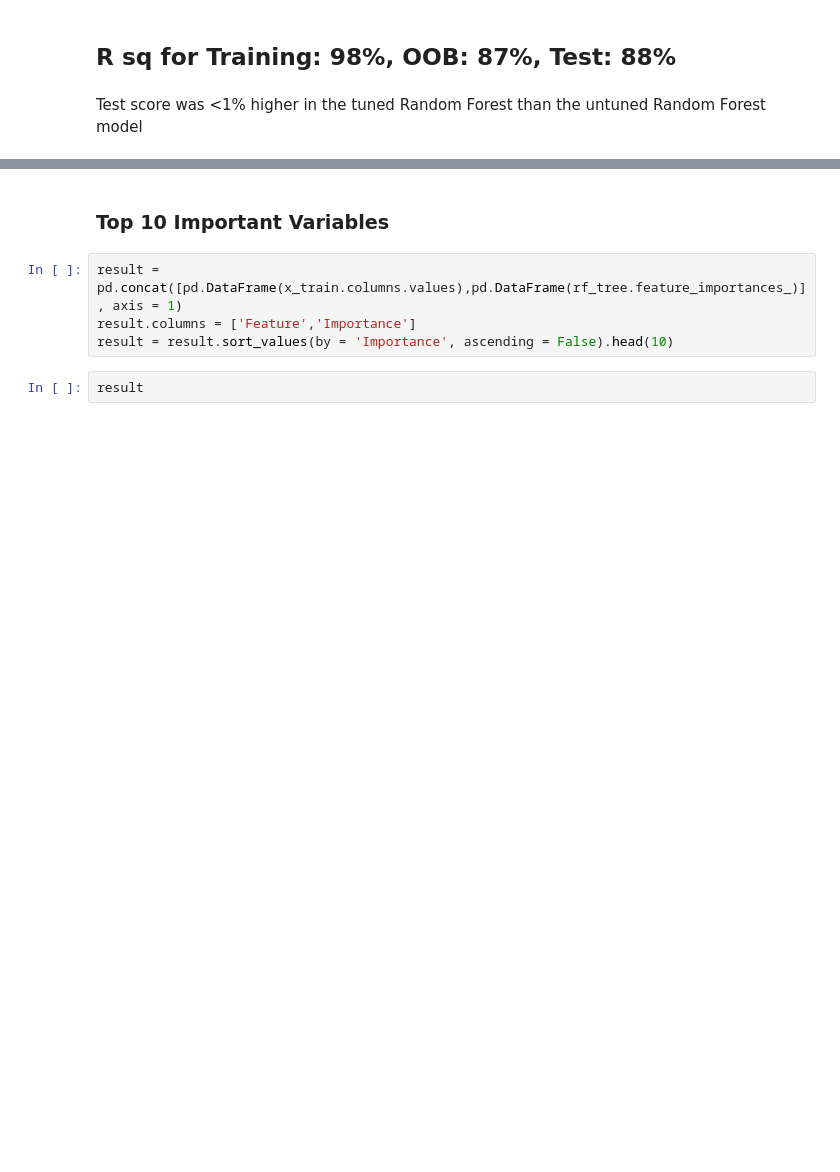
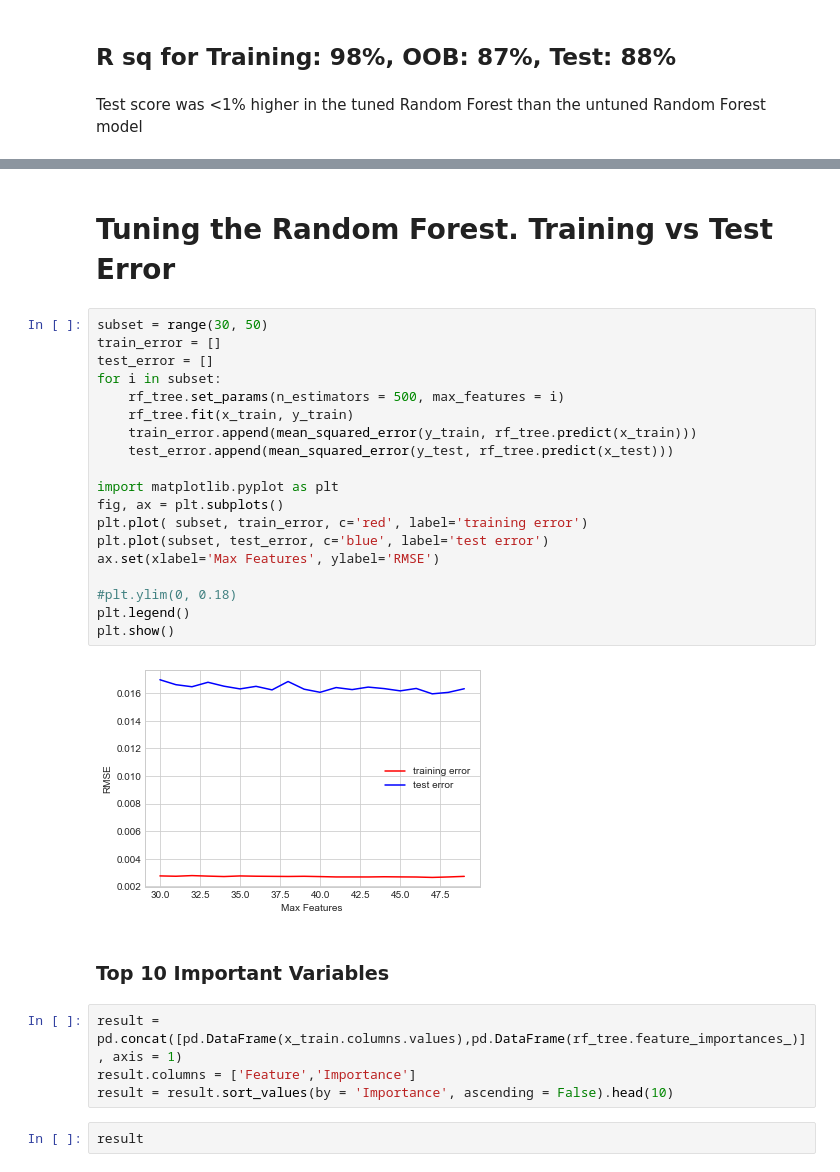
Before and after one commit to reflexiveprophecy/Kaggle_Predict_Ames_Iowa_Housing_Prices, a Jupyter notebook: Attacking with Random Forest! Universal dataset.ipynb, the cells around one changed output, grey strips where cells are left out. Saved outputs shown, nothing was run; the diff lists cells and outputs as text; blank space fills up the shorter version.

```diff
--- a/Attacking with Random Forest! Universal dataset.ipynb
+++ b/Attacking with Random Forest! Universal dataset.ipynb
@@ -580,3 +565,26 @@ plt.show()
+# %% [markdown]
+#  Tuning the Random Forest. Training vs Test Error
+# %%
+subset = range(30, 50)
+train_error = []
+test_error = []
+for i in subset:
+    rf_tree.set_params(n_estimators = 500, max_features = i)
+    rf_tree.fit(x_train, y_train)
+    train_error.append(mean_squared_error(y_train, rf_tree.predict(x_train)))
+    test_error.append(mean_squared_error(y_test, rf_tree.predict(x_test)))
+
+import matplotlib.pyplot as plt
+fig, ax = plt.subplots()
+plt.plot( subset, train_error, c='red', label='training error')
+plt.plot(subset, test_error, c='blue', label='test error')
+ax.set(xlabel='Max Features', ylabel='RMSE')
+
+#plt.ylim(0, 0.18)
+plt.legend()
+plt.show()
+# %% [output]
+[figure, added]
 # %% [markdown]
 ### Top 10 Important Variables
 # %%
```
Also changed, not shown: parts of 24 cells of this notebook, 3 other files.
